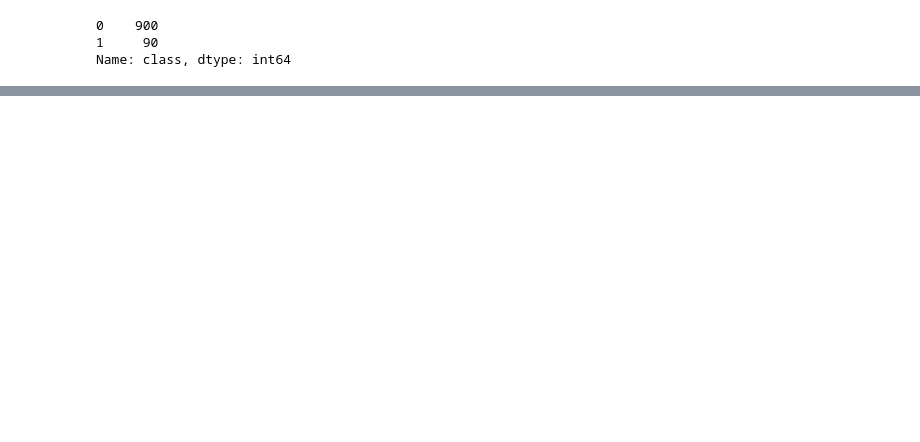
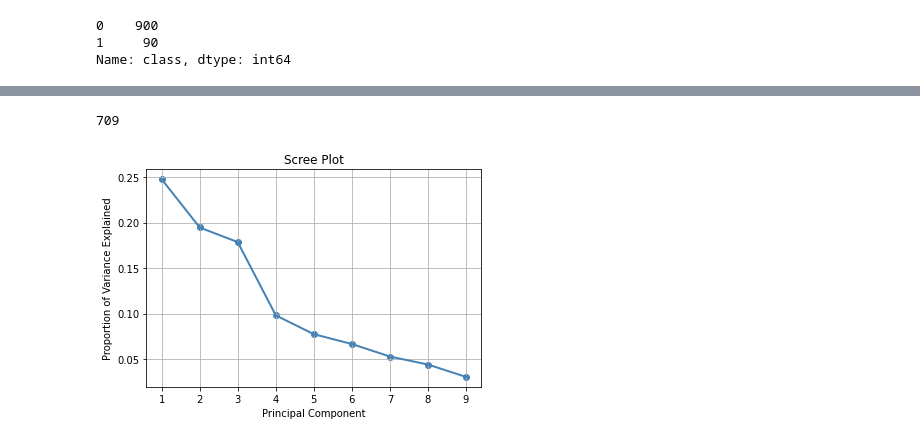
Before and after one commit to emmaranderson/Peak_Diss, a Jupyter notebook: Peak_Diss/EmmaDiss.ipynb, the cells around one changed output, grey strips where cells are left out. Saved outputs shown, nothing was run; the diff lists cells and outputs as text; code cells hidden in the pictures; blank space fills up the shorter version.

```diff
--- a/Peak_Diss/EmmaDiss.ipynb
+++ b/Peak_Diss/EmmaDiss.ipynb
@@ -445,0 +587,24 @@ high
+# %%
+X_train_scaled, X_test_scaled, y_train, y_test = random_under_minority(vowel_0, 'high', 1)
+# %%
+len(X_train_scaled)
+# %% [output]
+709
+# %%
+#Call the PCA function with eight components
+pca = PCA(n_components =9)
+#Fit and transform the data
+pca.fit(X_train_scaled)
+x_new = pca.fit_transform(X_train_scaled)
+# %%
+#Scree plot, the amount of variance explained by each component
+PC_values = np.arange(pca.n_components_) + 1
+plt.scatter(PC_values, pca.explained_variance_ratio_,color='steelblue')
+plt.plot(PC_values, pca.explained_variance_ratio_, linewidth=2, color='steelblue')
+plt.title('Scree Plot')
+plt.xlabel('Principal Component')
+plt.ylabel('Proportion of Variance Explained')
+plt.grid()
+plt.show()
+# %% [output]
+[figure, added]
```
Also changed, not shown: parts of 50 cells of this notebook, 1 other file.
